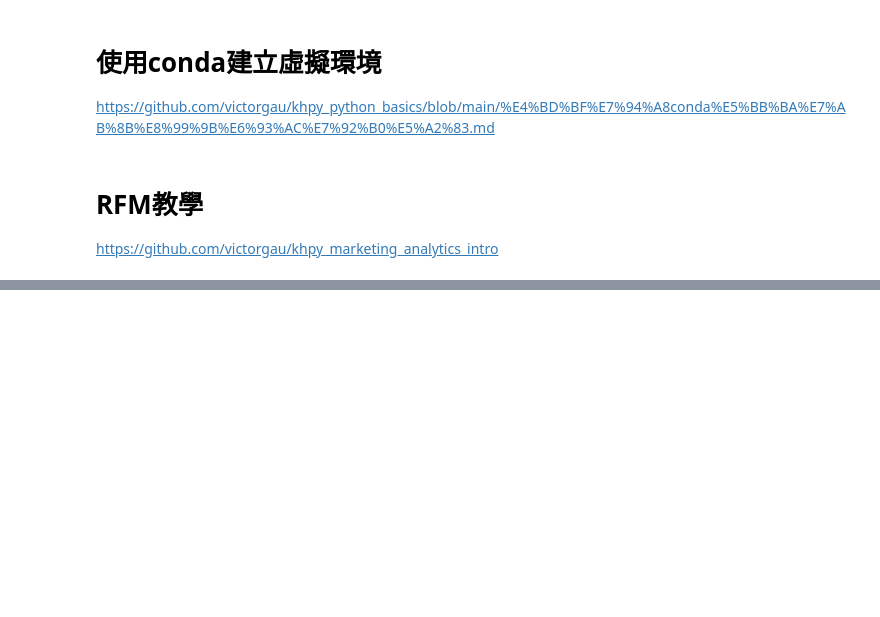
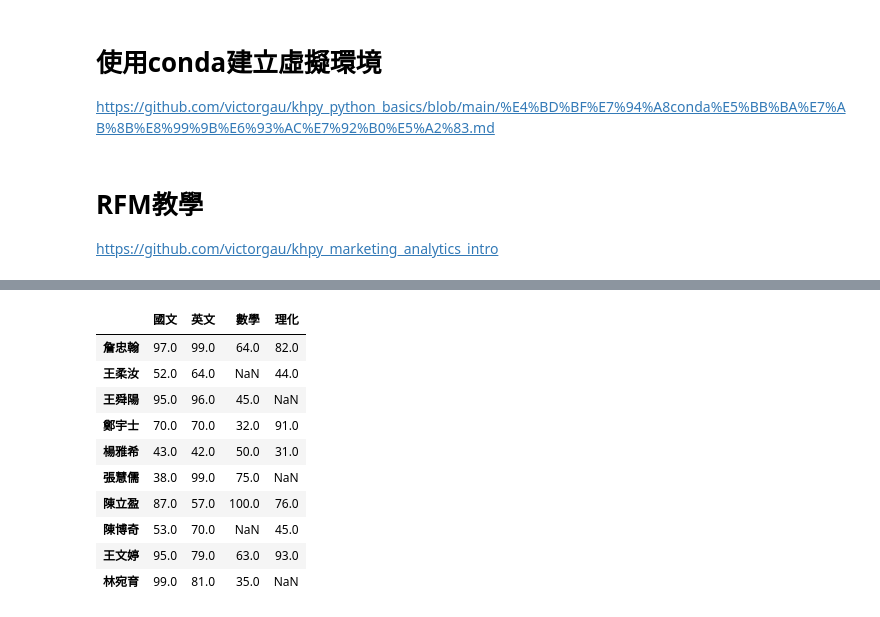
Before and after one commit to AlvisSu/20220702-python-lesson, a Jupyter notebook: 20220820.ipynb, the cells around one changed output, grey strips where cells are left out. Drawn from its saved outputs; the diff is of its cells as text; code cells hidden in the pictures; blank space fills up the shorter version.

```diff
--- a/20220820.ipynb
+++ b/20220820.ipynb
@@ -35,0 +208,16 @@ https://github.com/victorgau/khpy_marketing_analytics_intro
+# %%
+df.columns = ['國文','英文','數學','理化']
+# %%
+df
+# %% [output]
+|  | 國文 | 英文 | 數學 | 理化 |
+| 詹忠翰 | 97.0 | 99.0 | 64.0 | 82.0 |
+| 王柔汝 | 52.0 | 64.0 | NaN | 44.0 |
+| 王舜陽 | 95.0 | 96.0 | 45.0 | NaN |
+| 鄭宇士 | 70.0 | 70.0 | 32.0 | 91.0 |
+| 楊雅希 | 43.0 | 42.0 | 50.0 | 31.0 |
+| 張慧儒 | 38.0 | 99.0 | 75.0 | NaN |
+| 陳立盈 | 87.0 | 57.0 | 100.0 | 76.0 |
+| 陳博奇 | 53.0 | 70.0 | NaN | 45.0 |
+| 王文婷 | 95.0 | 79.0 | 63.0 | 93.0 |
+| 林宛育 | 99.0 | 81.0 | 35.0 | NaN |
```
Also changed, not shown: parts of 55 cells of this notebook.
